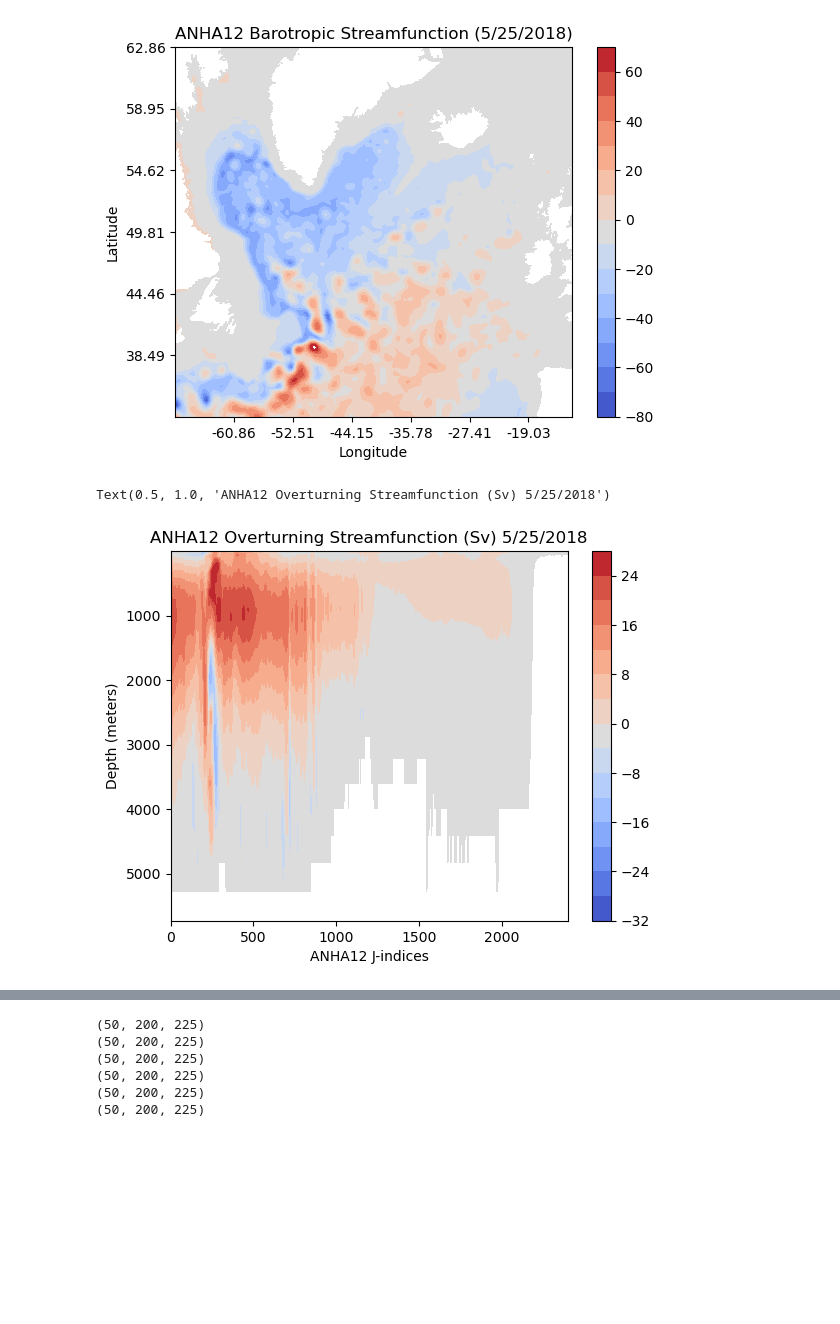
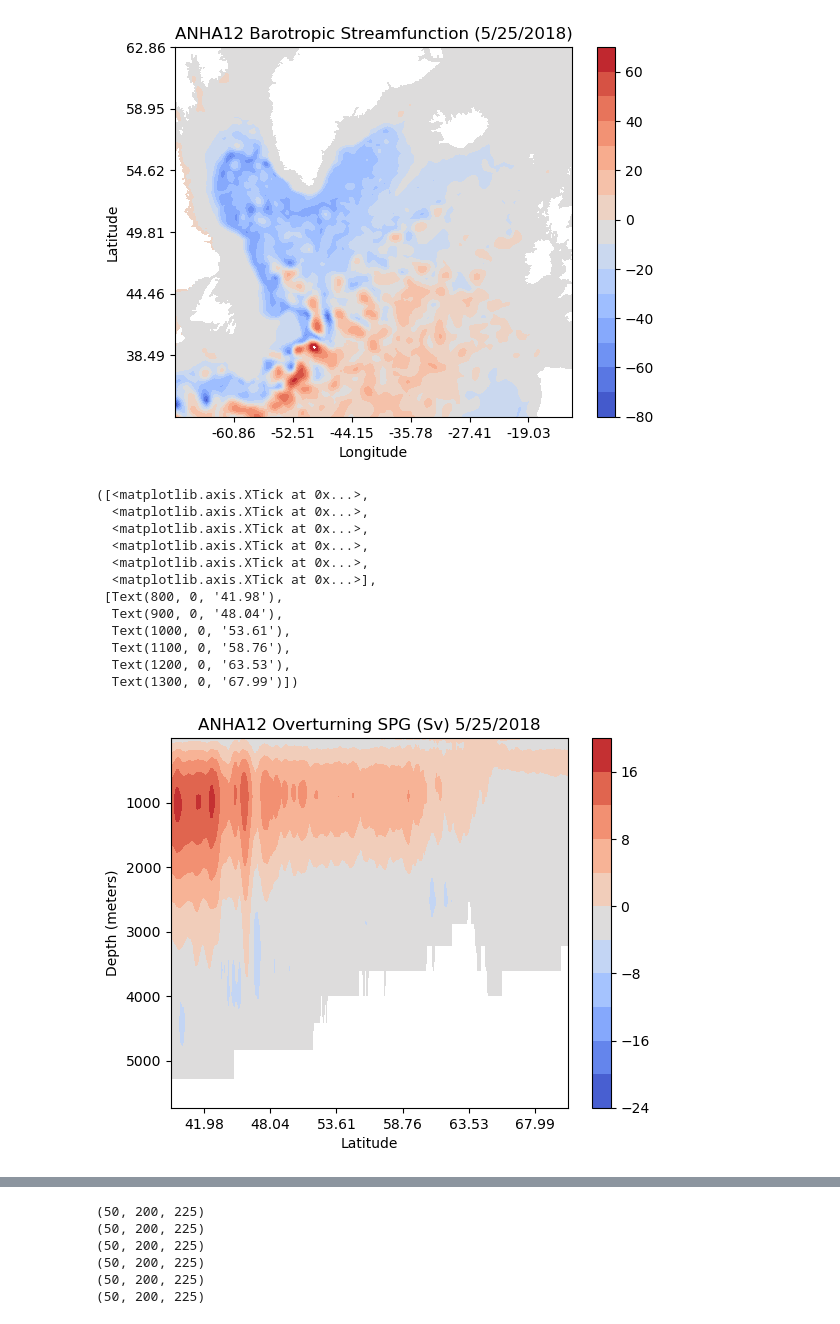
Before and after one commit to gekirkpatrick/NEMO-Analysis-Base-Scripts, a Jupyter notebook: Barotropic_sf.ipynb, the cells around one changed output, grey strips where cells are left out. Saved outputs shown, nothing was run; the diff lists cells and outputs as text; code cells hidden in the pictures; blank space fills up the shorter version.

```diff
--- a/Barotropic_sf.ipynb
+++ b/Barotropic_sf.ipynb
@@ -265,15 +265,27 @@ maskz12 = np.ma.make_mask(p != 0)
 p =np.where(maskz12, p, np.nan)
 msf12 = np.cumsum(p, axis = 0)
 # %%
-plt.contourf(v12['y'][:], v12['depthv'][:].values, msf12 / 1e6, np.arange(-32, 32, 4), cmap = 'coolwarm')
+plt.contourf(v12['y'][750:1350], v12['depthv'][:].values, msf12[:,750:1350] / 1e6, np.arange(-24, 24, 4),cmap = 'coolwarm')
 plt.gca().invert_yaxis()
 plt.colorbar()
 plt.ylabel('Depth (meters)')
-plt.xlabel('ANHA12 J-indices')
-plt.title('ANHA12 Overturning Streamfunction (Sv) 5/25/2018')
+plt.xlabel('Latitude')
+plt.title('ANHA12 Overturning SPG (Sv) 5/25/2018')
+plt.xticks([800, 900, 1000, 1100, 1200, 1300], np.trunc(v12.nav_lat.values[800:1350, 700][::100] * 100) / 100)
 # %% [output]
-Text(0.5, 1.0, 'ANHA12 Overturning Streamfunction (Sv) 5/25/2018')
+([<matplotlib.axis.XTick at 0x...>,
+  <matplotlib.axis.XTick at 0x...>,
+  <matplotlib.axis.XTick at 0x...>,
+  <matplotlib.axis.XTick at 0x...>,
+  <matplotlib.axis.XTick at 0x...>,
+  <matplotlib.axis.XTick at 0x...>],
+ [Text(800, 0, '41.98'),
+  Text(900, 0, '48.04'),
+  Text(1000, 0, '53.61'),
+  Text(1100, 0, '58.76'),
+  Text(1200, 0, '63.53'),
+  Text(1300, 0, '67.99')])
-[figure, old version]
+[figure, new version]
 # %%
 m = v_t1 * v_x1
 p = np.sum(m * v_z1, axis=2)
```
Also changed, not shown: parts of 1 cell of this notebook, 2 other files.
